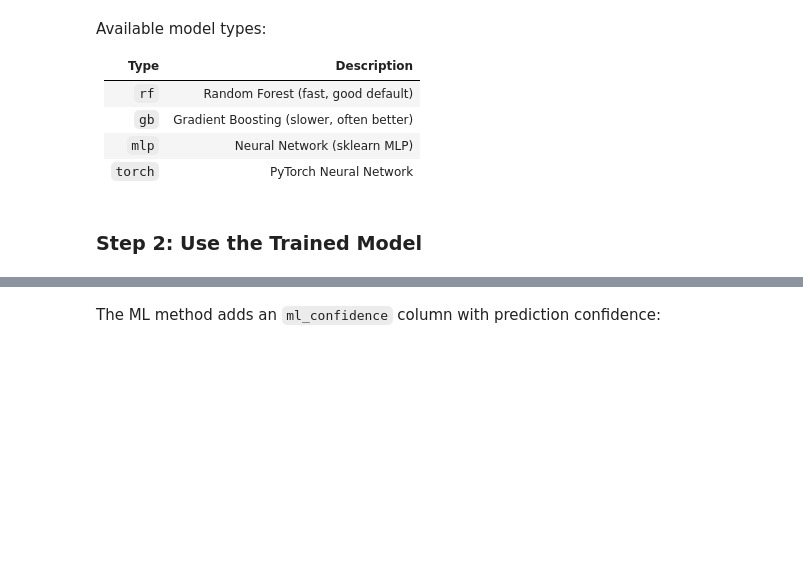
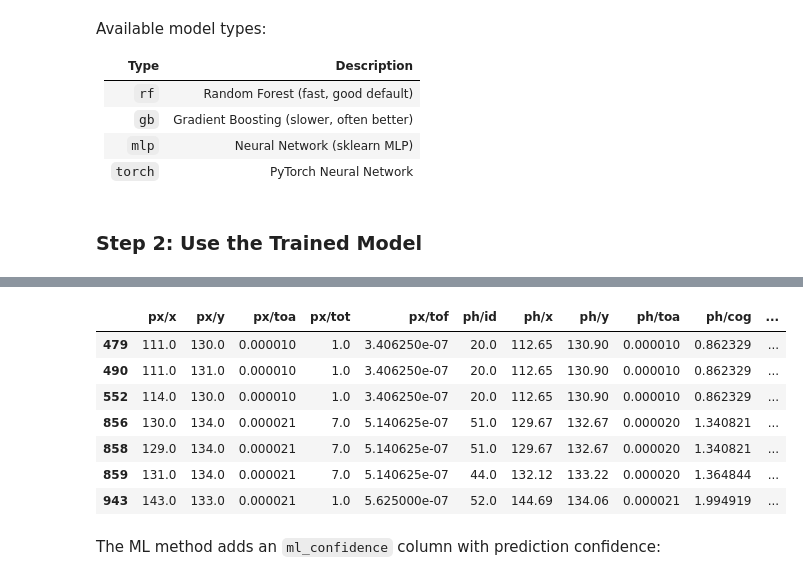
Before and after one commit to TsvikiHirsh/neutron_event_analyzer, a Jupyter notebook: notebooks/advanced_association_methods.ipynb, the cells around one changed output, grey strips where cells are left out. Drawn from its saved outputs; the diff is of its cells as text; code cells hidden in the pictures; blank space fills up the shorter version.

```diff
--- a/notebooks/advanced_association_methods.ipynb
+++ b/notebooks/advanced_association_methods.ipynb
@@ -156,5 +178,14 @@ assoc_ml.associate(method='ml')
 # %%
-assoc_ml.associated_df.head()
+assoc_ml.associated_df.dropna()
+# %% [output]
+|  | px/x | px/y | px/toa | px/tot | px/tof | ph/id | ph/x | ph/y | ph/toa | ph/cog | ... |
+| 479 | 111.0 | 130.0 | 0.000010 | 1.0 | 3.406250e-07 | 20.0 | 112.65 | 130.90 | 0.000010 | 0.862329 | ... |
+| 490 | 111.0 | 131.0 | 0.000010 | 1.0 | 3.406250e-07 | 20.0 | 112.65 | 130.90 | 0.000010 | 0.862329 | ... |
+| 552 | 114.0 | 130.0 | 0.000010 | 1.0 | 3.406250e-07 | 20.0 | 112.65 | 130.90 | 0.000010 | 0.862329 | ... |
+| 856 | 130.0 | 134.0 | 0.000021 | 7.0 | 5.140625e-07 | 51.0 | 129.67 | 132.67 | 0.000020 | 1.340821 | ... |
+| 858 | 129.0 | 134.0 | 0.000021 | 7.0 | 5.140625e-07 | 51.0 | 129.67 | 132.67 | 0.000020 | 1.340821 | ... |
+| 859 | 131.0 | 134.0 | 0.000021 | 7.0 | 5.140625e-07 | 44.0 | 132.12 | 133.22 | 0.000020 | 1.364844 | ... |
+| 943 | 143.0 | 133.0 | 0.000021 | 1.0 | 5.625000e-07 | 52.0 | 144.69 | 134.06 | 0.000021 | 1.994919 | ... |
 # %% [markdown]
 The ML method adds an `ml_confidence` column with prediction confidence:
 # %%
```
Also changed, not shown: parts of 12 cells of this notebook, 2 other files.
